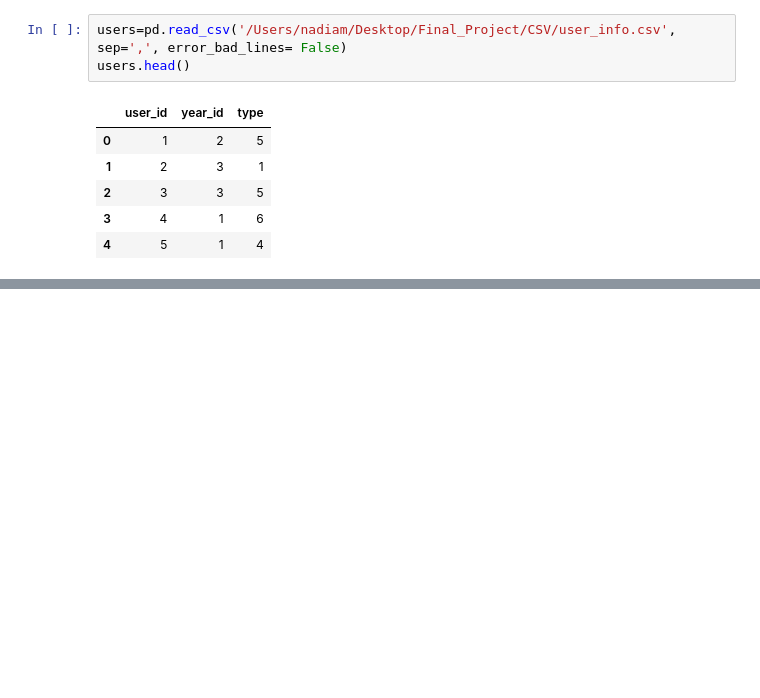
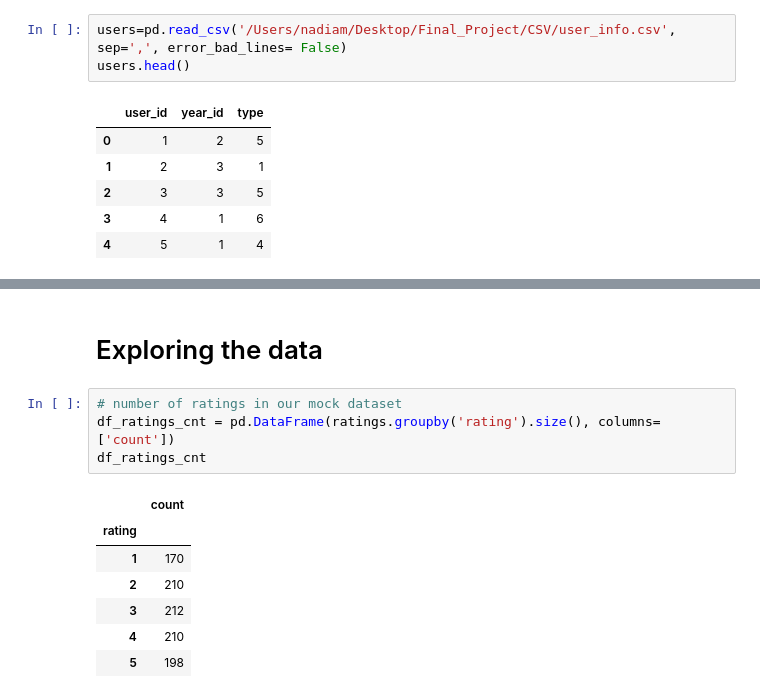
Before and after one commit to NadiaAlmutlak/Columbia_Degree_Rec, a Jupyter notebook: KNN_classRec.ipynb, the cells around one changed output, grey strips where cells are left out. Cells and saved outputs as stored; diff of their text form; blank space fills up the shorter version.

```diff
--- a/KNN_classRec.ipynb
+++ b/KNN_classRec.ipynb
@@ -46,3 +94,17 @@ combined_class_rating.head()
 | 2 | 20 | 17 | 2 | E4302 | ADVANCED THERMODYNAMICS | 2 | 4 | http://www.columbia.edu/cu/bullet... |
 | 3 | 66 | 17 | 5 | E4302 | ADVANCED THERMODYNAMICS | 2 | 4 | http://www.columbia.edu/cu/bullet... |
 | 4 | 130 | 17 | 5 | E4302 | ADVANCED THERMODYNAMICS | 2 | 4 | http://www.columbia.edu/cu/bullet... |
+# %% [markdown]
+# Exploring the data
+# %%
+# number of ratings in our mock dataset
+df_ratings_cnt = pd.DataFrame(ratings.groupby('rating').size(), columns=['count'])
+df_ratings_cnt
+# %% [output]
+|  | count |
+| rating |  |
+| 1 | 170 |
+| 2 | 210 |
+| 3 | 212 |
+| 4 | 210 |
+| 5 | 198 |
```
Also changed, not shown: parts of 24 cells of this notebook.
